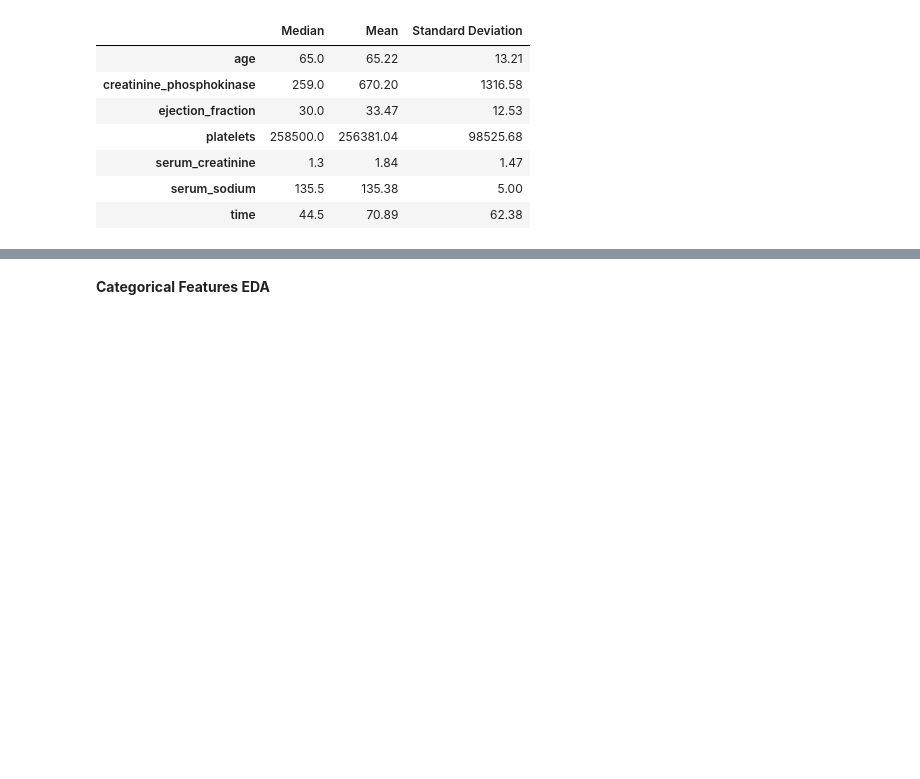
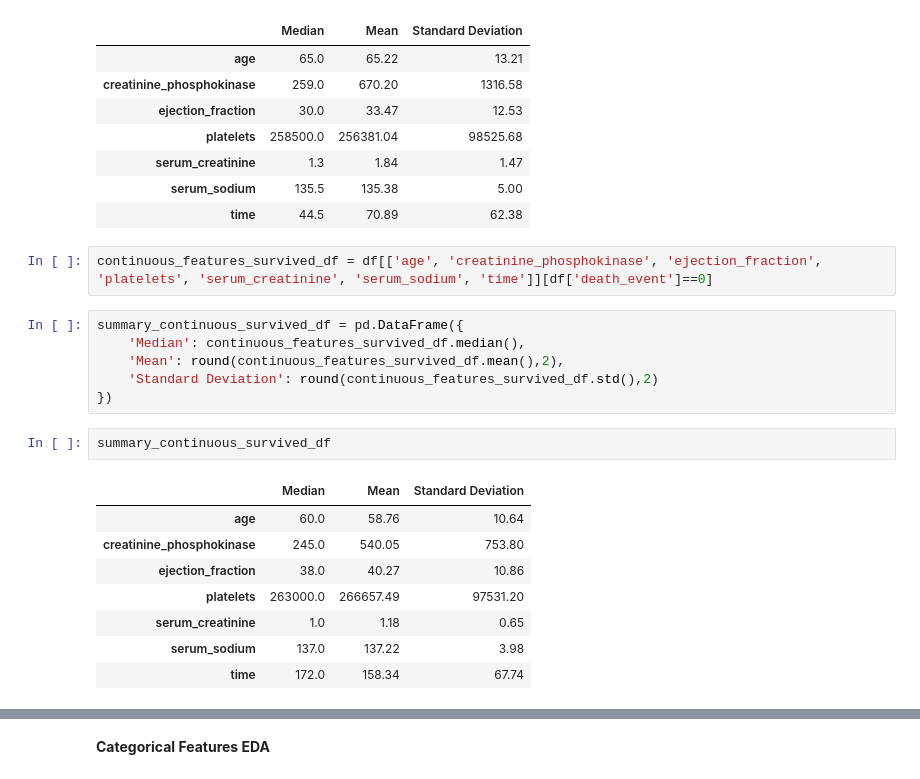
Before and after one commit to rhiats/Heart-Failure-Clinical-Records, a Jupyter notebook: Heart_Failure_Clinical_Records.ipynb, the cells around one changed output, grey strips where cells are left out. Saved outputs shown, nothing was run; the diff lists cells and outputs as text; blank space fills up the shorter version.

Commit message:
Continuous features

```diff
--- a/Heart_Failure_Clinical_Records.ipynb
+++ b/Heart_Failure_Clinical_Records.ipynb
@@ -117,3 +117,22 @@ summary_continuous_dead_df
 | serum_creatinine | 1.3 | 1.84 | 1.47 |
 | serum_sodium | 135.5 | 135.38 | 5.00 |
 | time | 44.5 | 70.89 | 62.38 |
+# %%
+continuous_features_survived_df = df[['age', 'creatinine_phosphokinase', 'ejection_fraction', 'platelets', 'serum_creatinine', 'serum_sodium', 'time']][df['death_event']==0]
+# %%
+summary_continuous_survived_df = pd.DataFrame({
+    'Median': continuous_features_survived_df.median(),
+    'Mean': round(continuous_features_survived_df.mean(),2),
+    'Standard Deviation': round(continuous_features_survived_df.std(),2)
+})
+# %%
+summary_continuous_survived_df
+# %% [output]
+|  | Median | Mean | Standard Deviation |
+| age | 60.0 | 58.76 | 10.64 |
+| creatinine_phosphokinase | 245.0 | 540.05 | 753.80 |
+| ejection_fraction | 38.0 | 40.27 | 10.86 |
+| platelets | 263000.0 | 266657.49 | 97531.20 |
+| serum_creatinine | 1.0 | 1.18 | 0.65 |
+| serum_sodium | 137.0 | 137.22 | 3.98 |
+| time | 172.0 | 158.34 | 67.74 |
```
Also changed, not shown: parts of 1 cell of this notebook.
